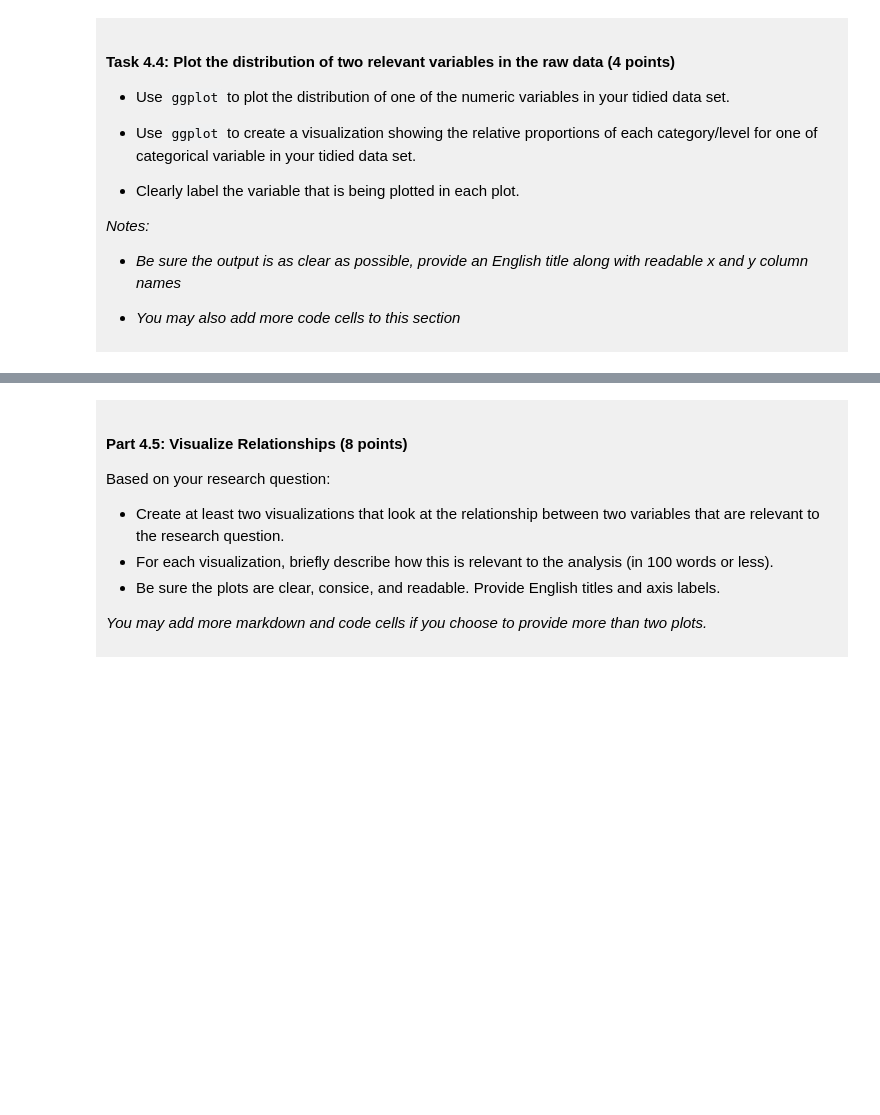
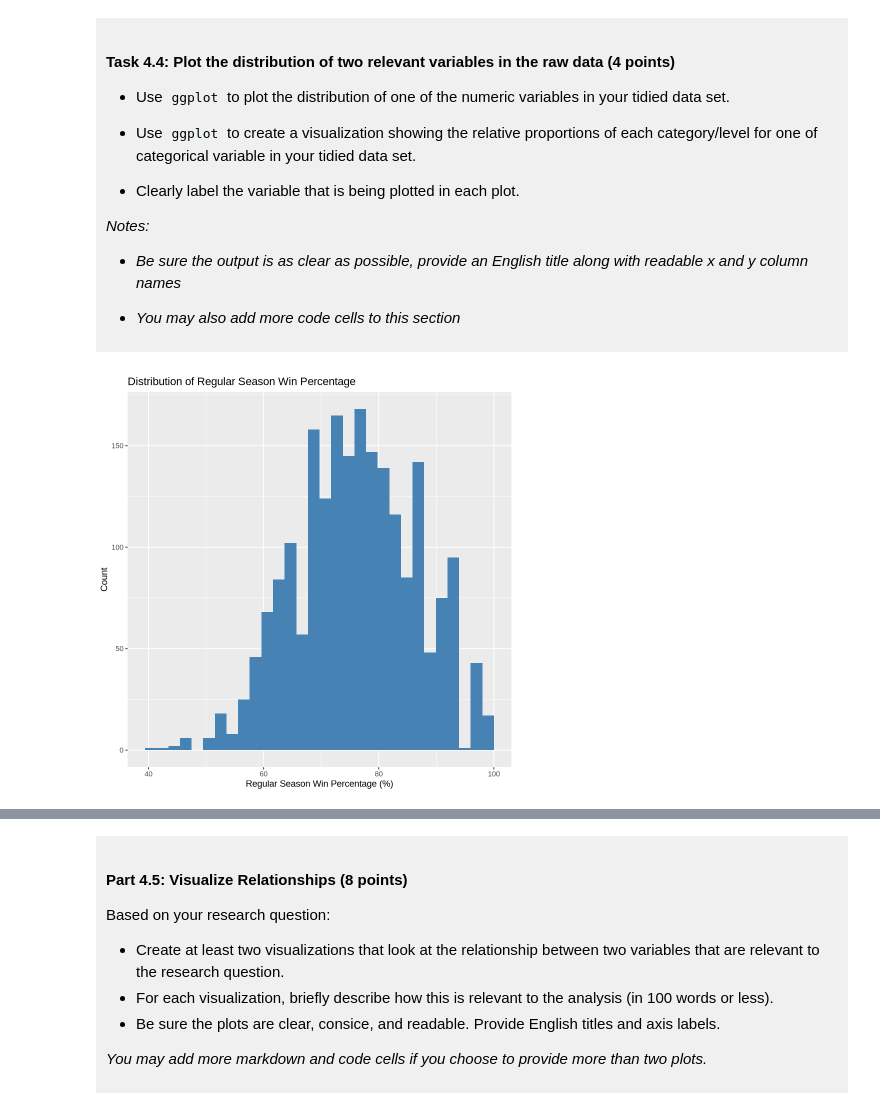
Before and after one commit to brandon-creator-gib/dsci-100-project-brandon-yan, a Jupyter notebook: dsci-100-project-notebook.ipynb, the cells around one changed output, grey strips where cells are left out. Drawn from its saved outputs; the diff is of its cells as text; code cells hidden in the pictures; blank space fills up the shorter version.

Commit message:
Checkpoint C Graphs and Analysis Plan

```diff
--- a/dsci-100-project-notebook.ipynb
+++ b/dsci-100-project-notebook.ipynb
@@ -307,5 +336,13 @@ You will refine your research question (if needed) and produce a tidy data set.
 
 </div>
 # %%
-### EDIT THIS CODE CELL FOR PLOT 1 ###
+ggplot(relevant_info, aes(x = reg_wins_pct)) +
+  geom_histogram(bins = 30, fill = "steelblue") +
+  labs(
+    title = "Distribution of Regular Season Win Percentage",
+    x = "Regular Season Win Percentage (%)",
+    y = "Count"
+  )
+# %% [output]
+[figure, added]
 # %%
```
Also changed, not shown: parts of 9 cells of this notebook.
